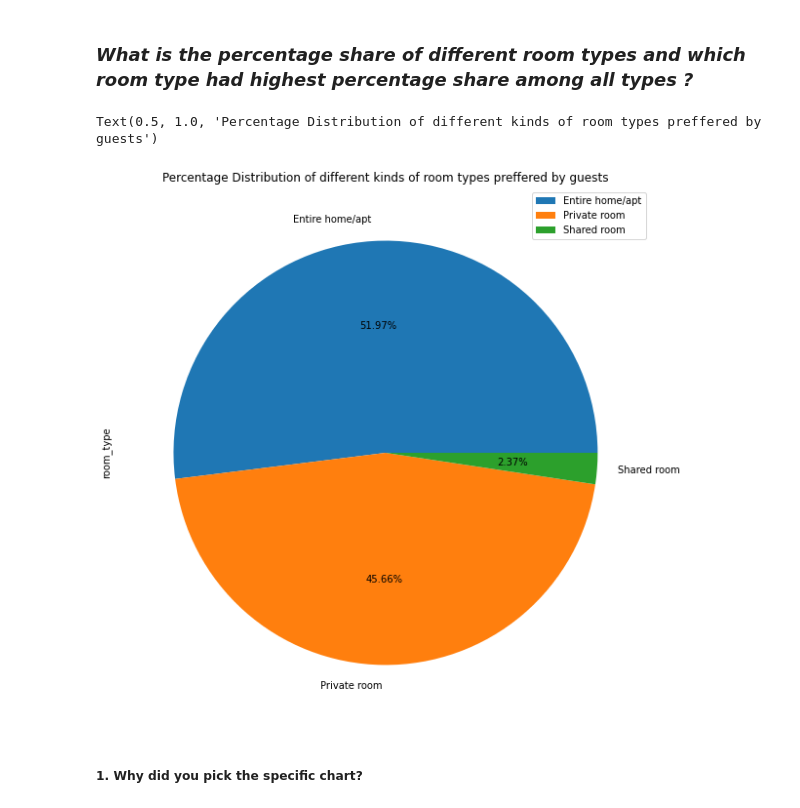
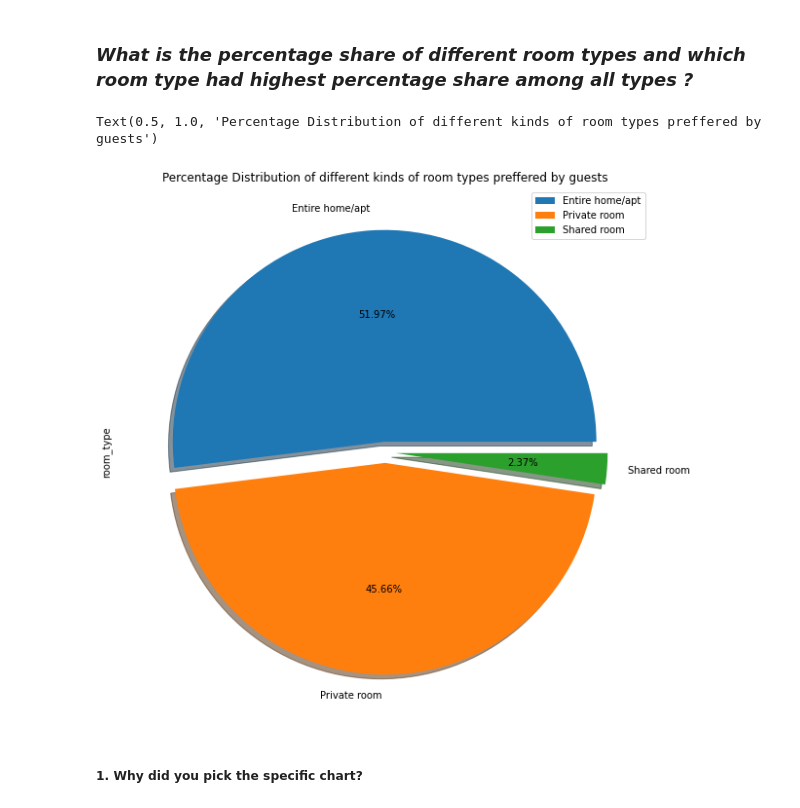
Before and after one commit to apurva-shrivastava/AirBnb-Booking-Analysis, a Jupyter notebook: Apurva_Shrivastava_EDA_Submission_Template.ipynb, the cells around one changed output. Cells and saved outputs as stored; diff of their text form; code cells hidden in the pictures.

```diff
--- a/Apurva_Shrivastava_EDA_Submission_Template.ipynb
+++ b/Apurva_Shrivastava_EDA_Submission_Template.ipynb
@@ -444,11 +490,11 @@ we should come with more listings in the financial district and recommend high p
 ### ***What is the percentage share of different room types and which room type had highest percentage share among all types ?***
 # %%
 # Chart - 6 visualization code
-air_df_new['room_type'].value_counts().plot(kind='pie',legend=True,figsize=(10,10),autopct='%1.2f%%')
+air_df_new['room_type'].value_counts().plot(kind='pie',legend=True,figsize=(10,10),autopct='%1.2f%%',explode=[0.05,0.05,0.05],shadow=True)
 plt.title("Percentage Distribution of different kinds of room types preffered by guests")
 # %% [output]
 Text(0.5, 1.0, 'Percentage Distribution of different kinds of room types preffered by guests')
-[figure, old version]
+[figure, new version]
 # %% [markdown]
 ##### 1. Why did you pick the specific chart?
 # %% [markdown]
```
Also changed, not shown: parts of 21 cells of this notebook.
